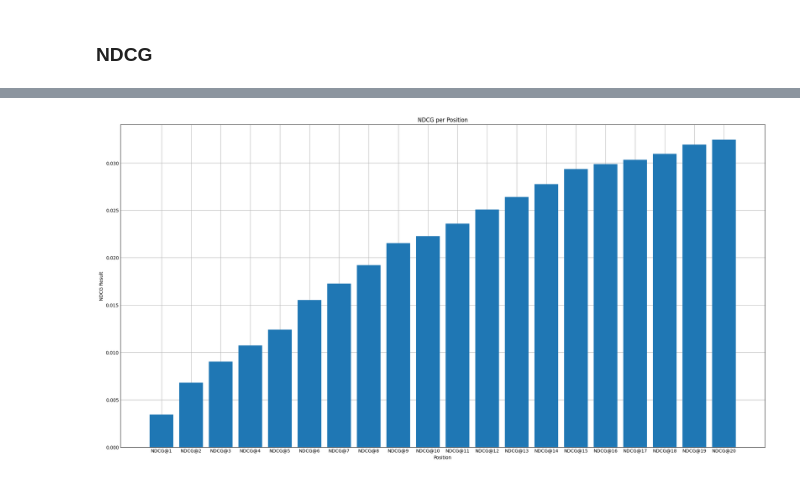
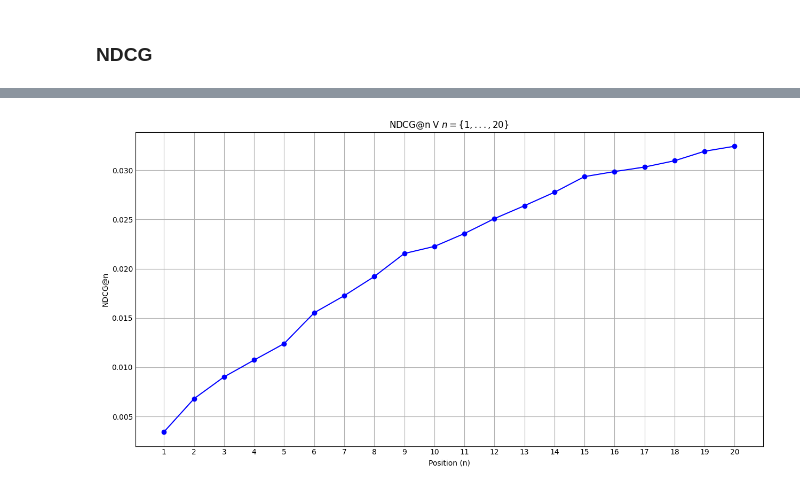
Before and after one commit to DimasDliyaurR/Hybrid-Collaborative-Filtering-HCF, a Jupyter notebook: main.ipynb, the cells around one changed output, grey strips where cells are left out. Drawn from its saved outputs; the diff is of its cells as text; code cells hidden in the pictures.

```diff
--- a/main.ipynb
+++ b/main.ipynb
@@ -2147,11 +2168,15 @@ pd.DataFrame(mean_ndcg_dc).T
 # %%
 import matplotlib.pyplot as plt
 
-plt.figure(figsize=(20, 10))
-plt.bar([f"NDCG@{i}" for i in range(1,len(mean_ndcg_dc) + 1)], mean_ndcg_dc)
-plt.xlabel('Position')
-plt.ylabel('NDCG Result')
-plt.title('NDCG per Position')
+import matplotlib.pyplot as plt
+
+plt.figure(figsize=(12, 6))
+plt.plot(range(1, 21), mean_ndcg_dc[:20], marker='o', linestyle='-', color='b')
+plt.xlabel('Position (n)')
+plt.ylabel('NDCG@n')
+plt.title(r'NDCG@n V $n = \{1,...,20\}$')
+plt.xticks(range(1, 21))
+plt.grid(True)
 plt.show()
 # %% [output]
-[figure, old version]
+[figure, new version]
```
Also changed, not shown: parts of 9 cells of this notebook, 1 other file.
